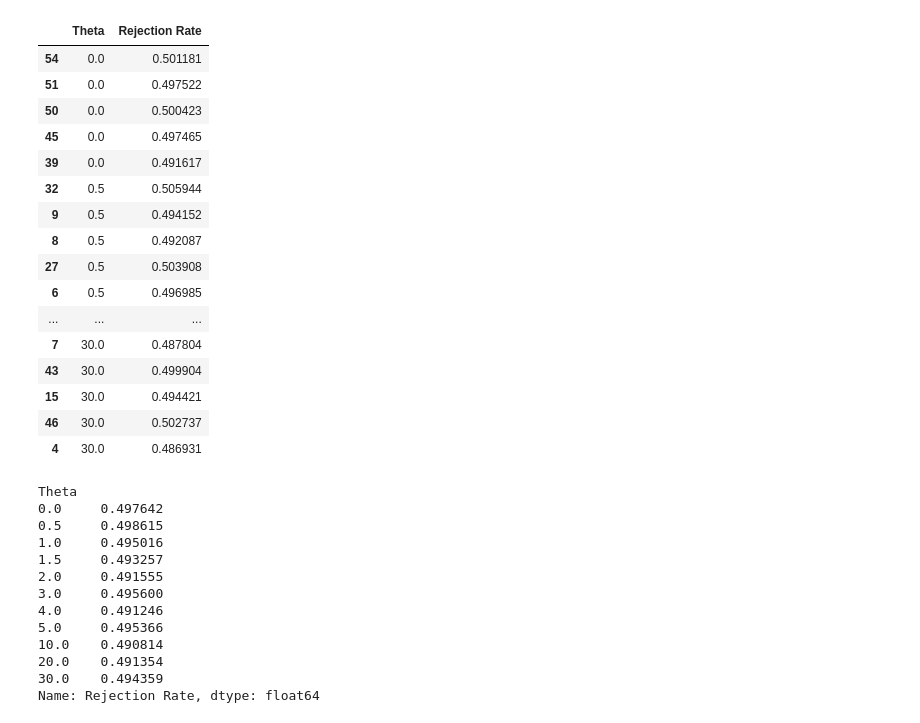
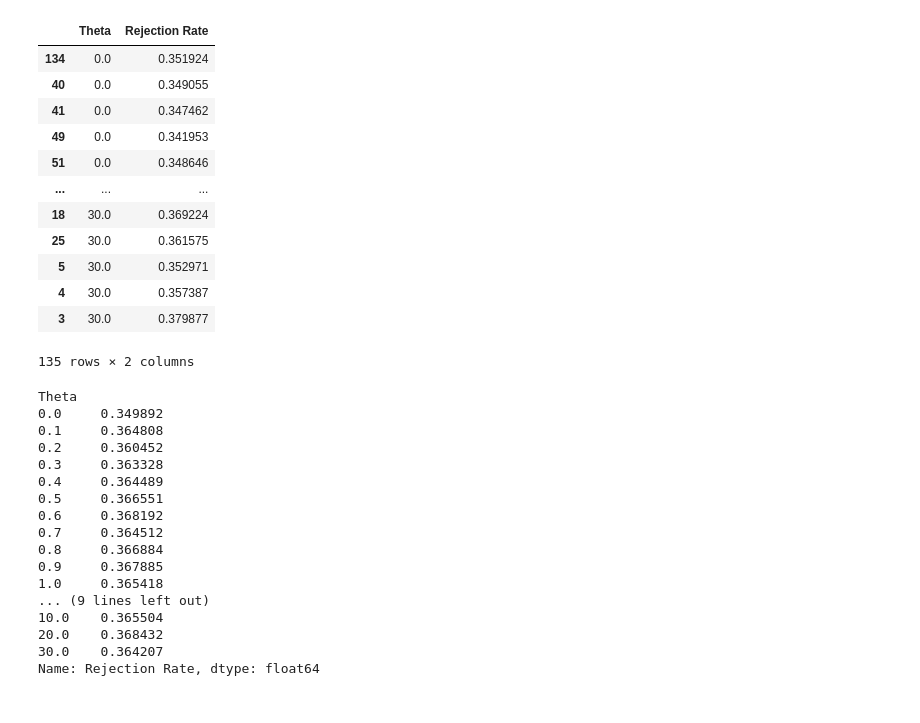
Before and after one commit to ricardo3709/Simulator, a Jupyter notebook: exp_results_theta_values.ipynb, the cells around one changed output. Drawn from its saved outputs; the diff is of its cells as text; code cells hidden in the pictures.

```diff
--- a/exp_results_theta_values.ipynb
+++ b/exp_results_theta_values.ipynb
@@ -1,58 +1,58 @@
 # %%
 import numpy as np
 import pandas as pd
 import os
 # Correctly initialize the DataFrame with column names
 theta_rej = pd.DataFrame(columns=['Theta', 'Rejection Rate'])
-FILE_NAME = 'Penalty309_Window10min.txt'
+FILE_NAME = 'penalty_3.09_window_20.txt'
 path = os.path.join(os.getcwd(),'results/theta_rej_rate' ,FILE_NAME)
 with open(path, 'r') as results:
     lines = results.readlines()
     for line in lines:
         parts = line.split(',')
         if len(parts) == 2:  # Check if the line is correctly formatted
             theta = float(parts[0].split(':')[1].strip())
             rej_rate = float(parts[1].split(':')[1].strip())
 
             # Append the new row to the DataFrame, set ignore_index=True to reindex
             theta_rej.loc[len(theta_rej)] = [theta,rej_rate]
 theta_rej.sort_values(by='Theta', inplace=True)
 theta_rej
 # %% [output]
 |  | Theta | Rejection Rate |
-| 54 | 0.0 | 0.501181 |
-| 51 | 0.0 | 0.497522 |
-| 50 | 0.0 | 0.500423 |
-| 45 | 0.0 | 0.497465 |
-| 39 | 0.0 | 0.491617 |
-| 32 | 0.5 | 0.505944 |
-| 9 | 0.5 | 0.494152 |
-| 8 | 0.5 | 0.492087 |
-| 27 | 0.5 | 0.503908 |
-| 6 | 0.5 | 0.496985 |
+| 134 | 0.0 | 0.351924 |
+| 40 | 0.0 | 0.349055 |
+| 41 | 0.0 | 0.347462 |
+| 49 | 0.0 | 0.341953 |
+| 51 | 0.0 | 0.348646 |
 | ... | ... | ... |
-| 7 | 30.0 | 0.487804 |
-| 43 | 30.0 | 0.499904 |
-| 15 | 30.0 | 0.494421 |
-| 46 | 30.0 | 0.502737 |
-| 4 | 30.0 | 0.486931 |
+| 18 | 30.0 | 0.369224 |
+| 25 | 30.0 | 0.361575 |
+| 5 | 30.0 | 0.352971 |
+| 4 | 30.0 | 0.357387 |
+| 3 | 30.0 | 0.379877 |
+135 rows × 2 columns
 # %%
 # Calculating mean rejection rate for each theta
 mean_rejection_rates = theta_rej.groupby('Theta')['Rejection Rate'].mean()
 mean_rejection_rates
 # %% [output]
 Theta
-0.0     0.497642
-0.5     0.498615
-1.0     0.495016
-1.5     0.493257
-2.0     0.491555
-3.0     0.495600
-4.0     0.491246
-5.0     0.495366
-10.0    0.490814
-20.0    0.491354
-30.0    0.494359
+0.0     0.349892
+0.1     0.364808
+0.2     0.360452
+0.3     0.363328
+0.4     0.364489
+0.5     0.366551
+0.6     0.368192
+0.7     0.364512
+0.8     0.366884
+0.9     0.367885
+1.0     0.365418
+... (9 lines left out)
+10.0    0.365504
+20.0    0.368432
+30.0    0.364207
 Name: Rejection Rate, dtype: float64
 # %%
 from matplotlib import pyplot as plt
```
Also changed, not shown: parts of 1 cell of this notebook.
